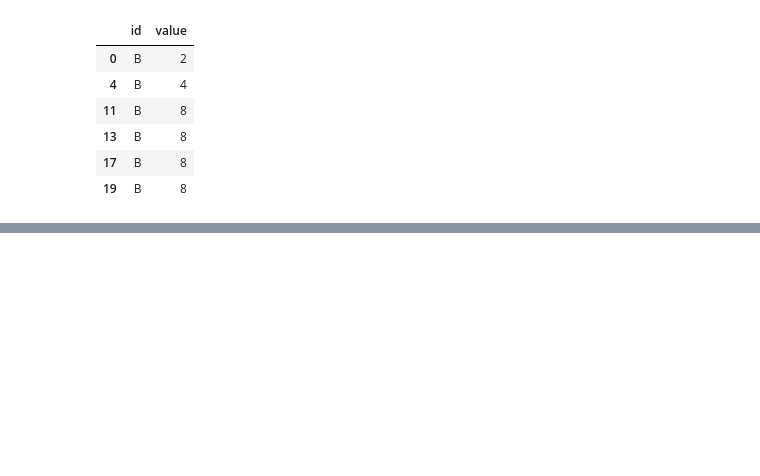
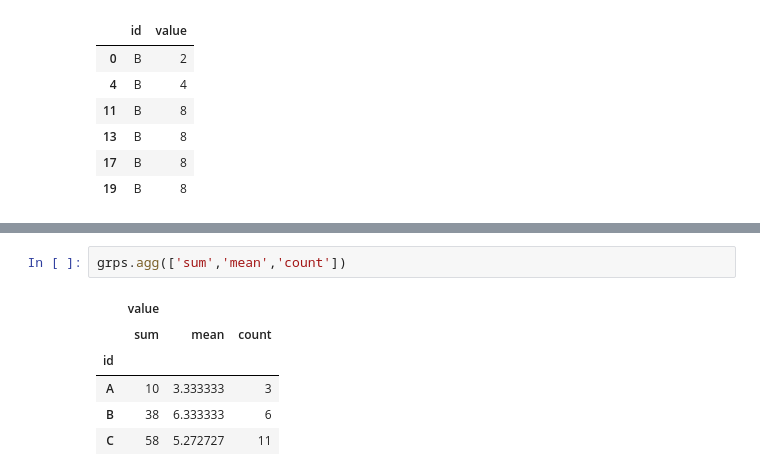
Before and after one commit to vcdemy/20230613, a Jupyter notebook: 20230808筆記.ipynb, the cells around one changed output, grey strips where cells are left out. Drawn from its saved outputs; the diff is of its cells as text; blank space fills up the shorter version.

```diff
--- a/20230808筆記.ipynb
+++ b/20230808筆記.ipynb
@@ -257,0 +268,9 @@ df[(df['id']=='A')&(df['value']>2)]
+# %%
+grps.agg(['sum','mean','count'])
+# %% [output]
+|  | value |  |  |
+|  | sum | mean | count |
+| id |  |  |  |
+| A | 10 | 3.333333 | 3 |
+| B | 38 | 6.333333 | 6 |
+| C | 58 | 5.272727 | 11 |
```
Also changed, not shown: parts of 3 cells of this notebook.
